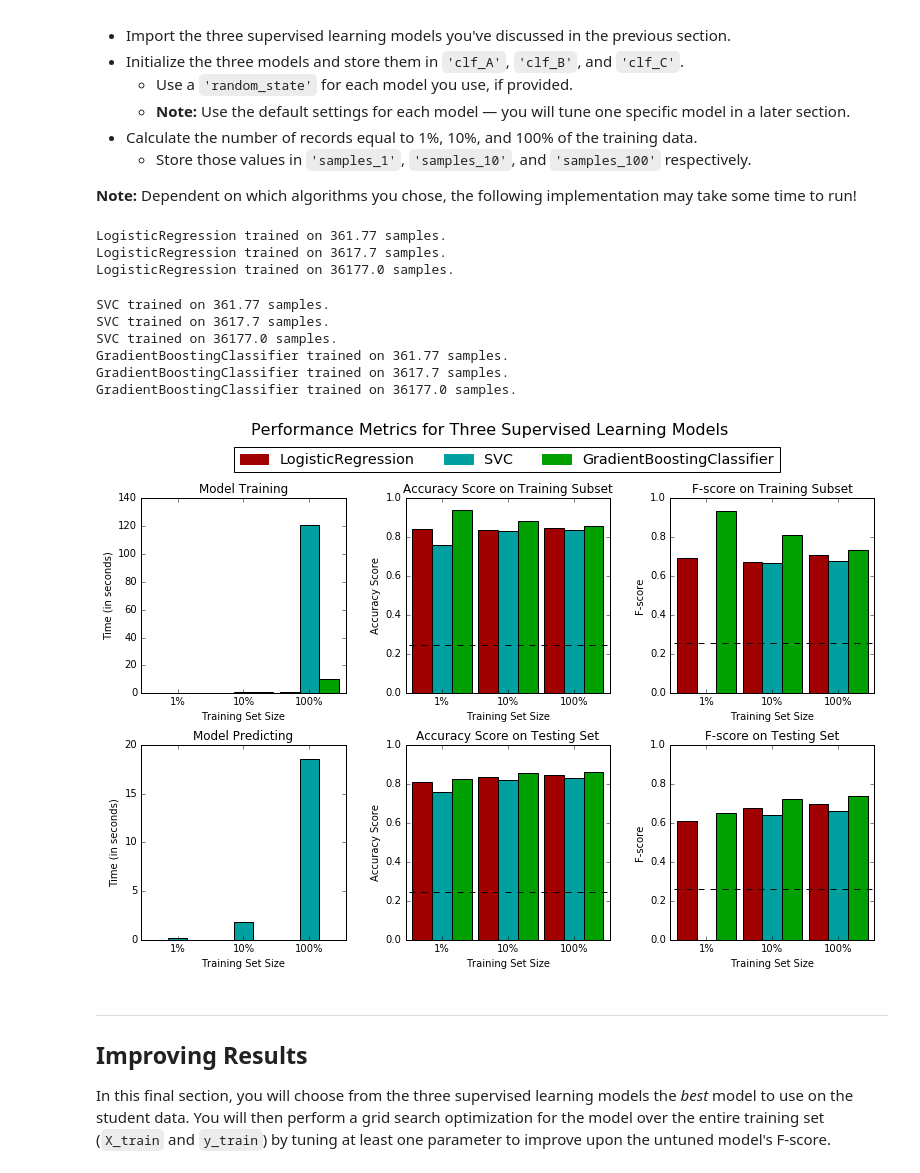
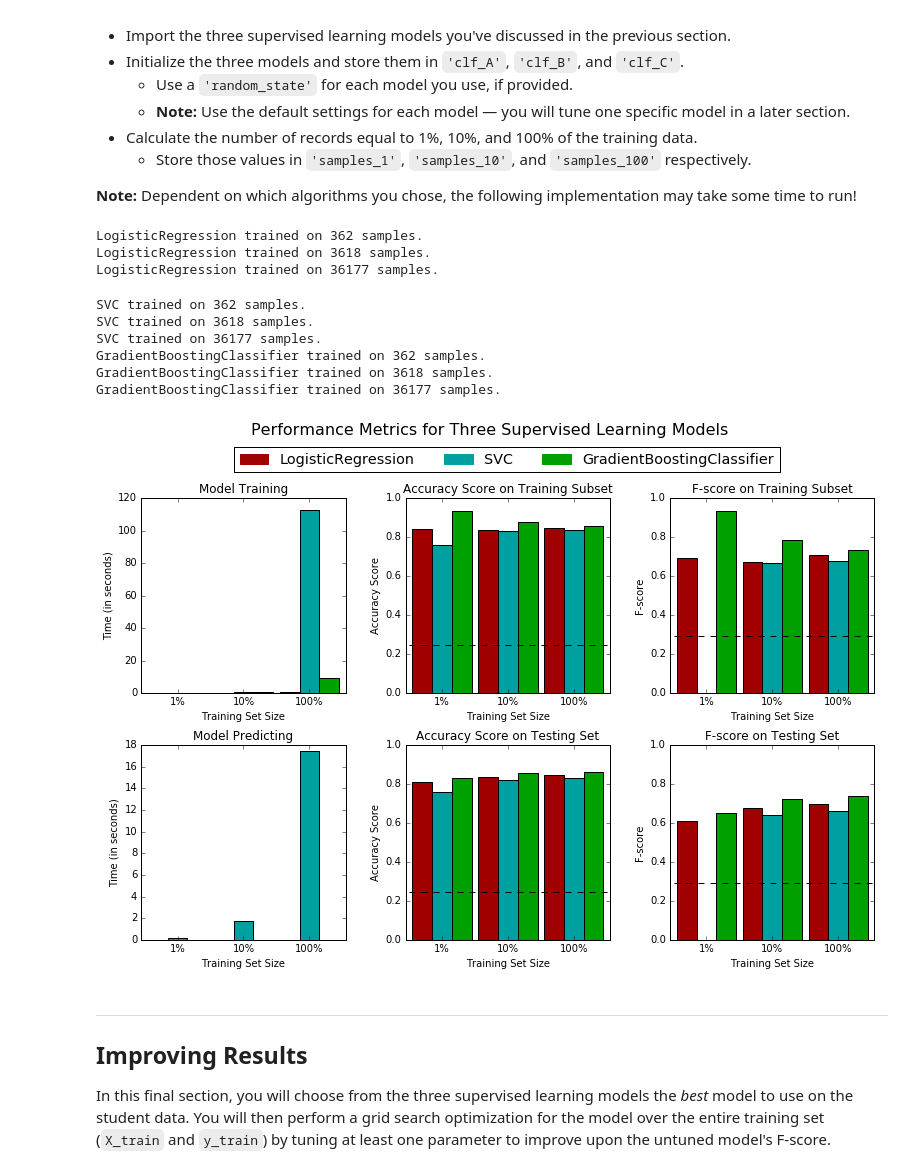
Before and after one commit to BananuhBeatDown/finding_donors, a Jupyter notebook: finding_donors.ipynb, the cells around one changed output. Drawn from its saved outputs; the diff is of its cells as text; code cells hidden in the pictures.

```diff
--- a/finding_donors.ipynb
+++ b/finding_donors.ipynb
@@ -59,7 +59,7 @@ n_greater_50k = len(data[data.income == '>50K'])
 n_at_most_50k = len(data[data.income == '<=50K'])
 
 # TODO: Percentage of individuals whose income is more than $50,000
-greater_percent = n_greater_50k / n_records
+greater_percent = n_greater_50k *100 / n_records
 
 # Print the results
 print "Total number of records: {}".format(n_records)
@@ -141,8 +141,7 @@ Additionally, as with the non-numeric features, we need to convert the non-numer
 features = pd.get_dummies(features_raw)
 
 # TODO: Encode the 'income_raw' data to numerical values
-income = pd.get_dummies(income_raw)
-income = income.drop('<=50K', axis=1)
+income = income_raw.apply(lambda x: 0 if x == '<=50K' else 1)
 
 # Print the number of features after one-hot encoding
 encoded = list(features.columns)
@@ -189,12 +188,12 @@ Looking at the distribution of classes (those who make at most \$50,000, and tho
 **Note:** You must use the code cell below and assign your results to `'accuracy'` and `'fscore'` to be used later.
 # %%
 # TODO: Calculate accuracy
-accuracy = float(n_greater_50k) / (n_greater_50k + n_at_most_50k)
-precision = float(n_greater_50k) / (n_greater_50k + n_at_most_50k)
-recall = float(n_greater_50k) / n_greater_50k
+accuracy = greater_percent / 100.0
 
 # TODO: Calculate F-score using the formula above for beta = 0.5
-fscore = (1 + accuracy ** 2) * ((precision * recall) / (((accuracy ** 2) * precision) + recall))
+beta = 0.5
+recall = 1
+fscore = (1 + beta**2) * accuracy * recall / (beta**2 * accuracy + recall)
 
 # Print the results
 print "Naive Predictor: [Accuracy score: {:.4f}, F-score: {:.4f}]".format(accuracy, fscore)
@@ -341,48 +340,49 @@ In the code cell, you will need to implement the following:
 **Note:** Dependent on which algorithms you chose, the following implementation may take some time to run!
 # %%
 # TODO: Import the three supervised learning models from sklearn
+from math import ceil
 from sklearn.svm import SVC
 from sklearn.ensemble import AdaBoostClassifier
 from sklearn.ensemble import GradientBoostingClassifier
 from sklearn.ensemble import BaggingClassifier
 from sklearn.ensemble import RandomForestClassifier
 from sklearn.neighbors import KNeighborsClassifier
 from sklearn.tree import DecisionTreeClassifier
 from sklearn.linear_model import SGDClassifier
 from sklearn.linear_model import LogisticRegression
 
 # TODO: Initialize the three models
 clf_A = LogisticRegression(random_state=0) #
 clf_B = SVC(random_state=0)
 clf_C = GradientBoostingClassifier(random_state=0)
 
 # TODO: Calculate the number of samples for 1%, 10%, and 100% of the training data
-samples_1 = len(X_train) * 0.01
-samples_10 = len(X_train) * 0.1
-samples_100 = len(X_train) * 1.0
+samples_1 = int(ceil(X_train.shape[0] * 0.01))
+samples_10 = int(ceil(X_train.shape[0] * 0.1))
+samples_100 = X_train.shape[0]
 
 # Collect results on the learners
 results = {}
 for clf in [clf_A, clf_B, clf_C]:
     clf_name = clf.__class__.__name__
     results[clf_name] = {}
     for i, samples in enumerate([samples_1, samples_10, samples_100]):
         results[clf_name][i] = \
         train_predict(clf, samples, X_train, y_train, X_test, y_test)
 
 # Run metrics visualization for the three supervised learning models chosen
 vs.evaluate(results, accuracy, fscore)
 # %% [output]
-LogisticRegression trained on 361.77 samples.
-LogisticRegression trained on 3617.7 samples.
-LogisticRegression trained on 36177.0 samples.
+LogisticRegression trained on 362 samples.
+LogisticRegression trained on 3618 samples.
+LogisticRegression trained on 36177 samples.
-SVC trained on 361.77 samples.
-SVC trained on 3617.7 samples.
-SVC trained on 36177.0 samples.
-GradientBoostingClassifier trained on 361.77 samples.
-GradientBoostingClassifier trained on 3617.7 samples.
-GradientBoostingClassifier trained on 36177.0 samples.
+SVC trained on 362 samples.
+SVC trained on 3618 samples.
+SVC trained on 36177 samples.
+GradientBoostingClassifier trained on 362 samples.
+GradientBoostingClassifier trained on 3618 samples.
+GradientBoostingClassifier trained on 36177 samples.
-[figure, old version]
+[figure, new version]
 # %% [markdown]
 ----
 ## Improving Results
```
Also changed, not shown: parts of 5 cells of this notebook, 1 other file.
